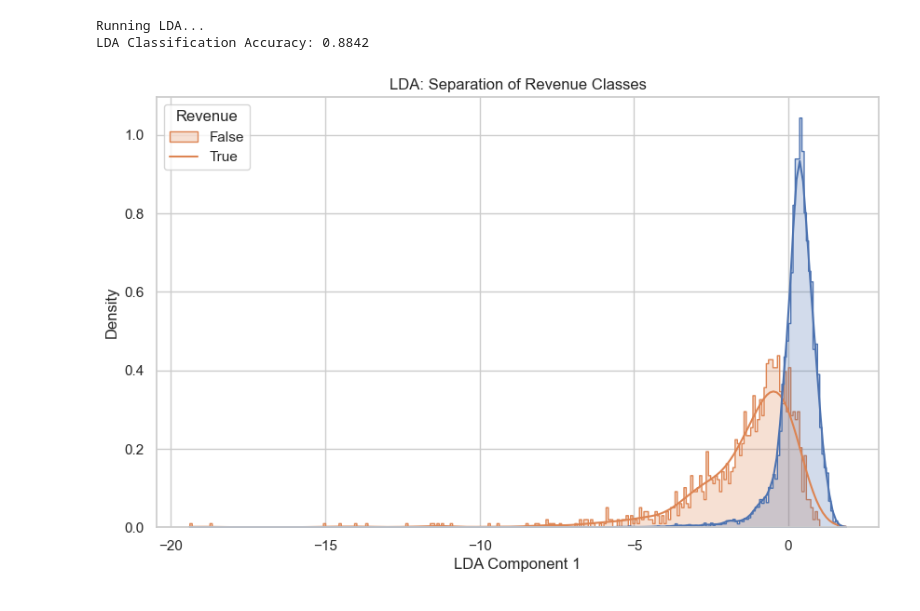
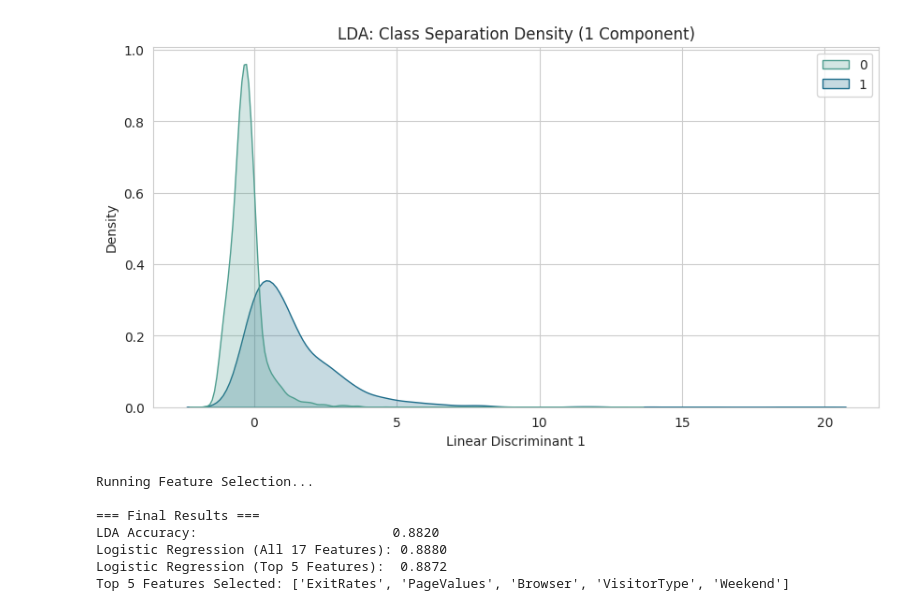
Before and after one commit to akay6483/mmml-ecommerce, a Jupyter notebook: notebook/m1/dimensionality.ipynb, the cells around one changed output. Drawn from its saved outputs; the diff is of its cells as text; code cells hidden in the pictures.

```diff
--- a/notebook/m1/dimensionality.ipynb
+++ b/notebook/m1/dimensionality.ipynb
@@ -102,28 +84,47 @@ Number of components for 95% variance: 14
-# %%
-# --- LDA Analysis ---
-print("Running LDA...")
-
-# LDA allows at most (n_classes - 1) components
-# Since Revenue has 2 classes, n_components can only be 1
-lda = LDA(n_components=1)
-X_lda = lda.fit_transform(X_train, y_train)
-
-# Evaluate LDA Classifier Performance
-y_pred_lda = lda.predict(X_test)
-acc_lda = accuracy_score(y_test, y_pred_lda)
-print(f"LDA Classification Accuracy: {acc_lda:.4f}")
-
-# Plot 3: LDA 1D Distribution
-plt.figure(figsize=(10, 6))
-sns.histplot(x=X_lda.flatten(), hue=y_train, kde=True, element="step", stat="density", common_norm=False)
-plt.xlabel('LDA Component 1')
-plt.title('LDA: Separation of Revenue Classes')
-plt.legend(title='Revenue', labels=['False', 'True'])
-plt.show()
-# %% [output]
-Running LDA...
-LDA Classification Accuracy: 0.8842
-[figure, removed]
+# %%
+# --- LDA Analysis ---
+lda = LDA(n_components=1)
+X_lda = lda.fit_transform(X_train, y_train)
+y_pred_lda = lda.predict(X_test)
+
+# Graph 3: LDA Separation Density
+plt.figure(figsize=(10, 5))
+sns.kdeplot(x=X_lda.flatten(), hue=y_train, fill=True, palette='crest', common_norm=False)
+plt.title('LDA: Class Separation Density (1 Component)')
+plt.xlabel('Linear Discriminant 1')
+plt.show()
+
+# --- Sequential Feature Selection (SFS) ---
+print("Running Feature Selection...")
+clf = LogisticRegression(max_iter=1000, random_state=42)
+sfs = SequentialFeatureSelector(clf, n_features_to_select=5, direction='forward')
+sfs.fit(X_train, y_train)
+
+# Metrics & Results
+selected_feats = X.columns[sfs.get_support()].tolist()
+
+# Train/Test on limited feature set
+clf.fit(sfs.transform(X_train), y_train)
+acc_sfs = accuracy_score(y_test, clf.predict(sfs.transform(X_test)))
+
+# Baseline (All features)
+clf.fit(X_train, y_train)
+acc_all = accuracy_score(y_test, clf.predict(X_test))
+
+print("\n=== Final Results ===")
+print(f"LDA Accuracy:                         {accuracy_score(y_test, y_pred_lda):.4f}")
+print(f"Logistic Regression (All 17 Features): {acc_all:.4f}")
+print(f"Logistic Regression (Top 5 Features):  {acc_sfs:.4f}")
+print(f"Top 5 Features Selected: {selected_feats}")
+# %% [output]
+[figure, added]
+Running Feature Selection...
+
+=== Final Results ===
+LDA Accuracy:                         0.8820
+Logistic Regression (All 17 Features): 0.8880
+Logistic Regression (Top 5 Features):  0.8872
+Top 5 Features Selected: ['ExitRates', 'PageValues', 'Browser', 'VisitorType', 'Weekend']
 # %%
 # --- Sequential Feature Selection ---
 print("Running Sequential Feature Selection (this may take a moment)...")
```
Also changed, not shown: parts of 4 cells of this notebook.
